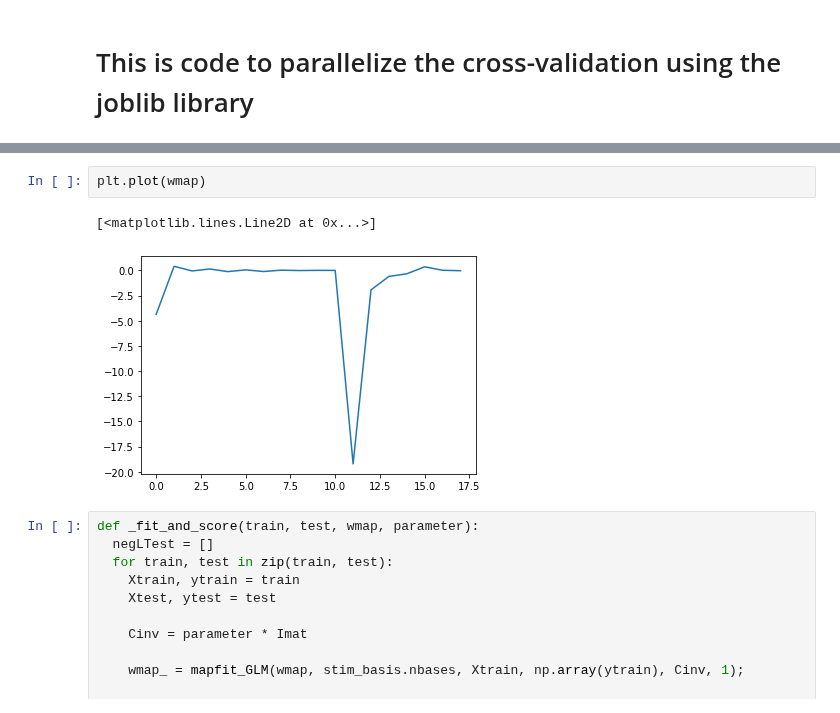
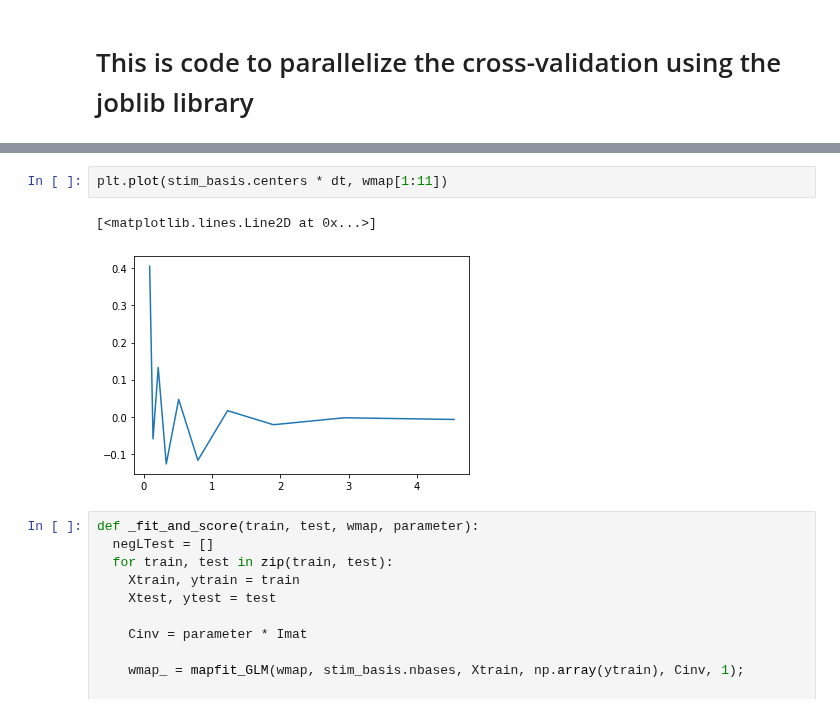
Before and after one commit to davidfox87/neuro_encoding_models, a Jupyter notebook: fitting_spike_train_tutorial.ipynb, the cells around one changed output, grey strips where cells are left out. Saved outputs shown, nothing was run; the diff lists cells and outputs as text.

```diff
--- a/fitting_spike_train_tutorial.ipynb
+++ b/fitting_spike_train_tutorial.ipynb
@@ -334,8 +338,8 @@ Warning: Desired error not necessarily achieved due to precision loss.
 # %%
-plt.plot(wmap)
+plt.plot(stim_basis.centers * dt, wmap[1:11])
 # %% [output]
 [<matplotlib.lines.Line2D at 0x...>]
-[figure, old version]
+[figure, new version]
 # %%
 def _fit_and_score(train, test, wmap, parameter):
   negLTest = []
```
Also changed, not shown: parts of 10 cells of this notebook.
